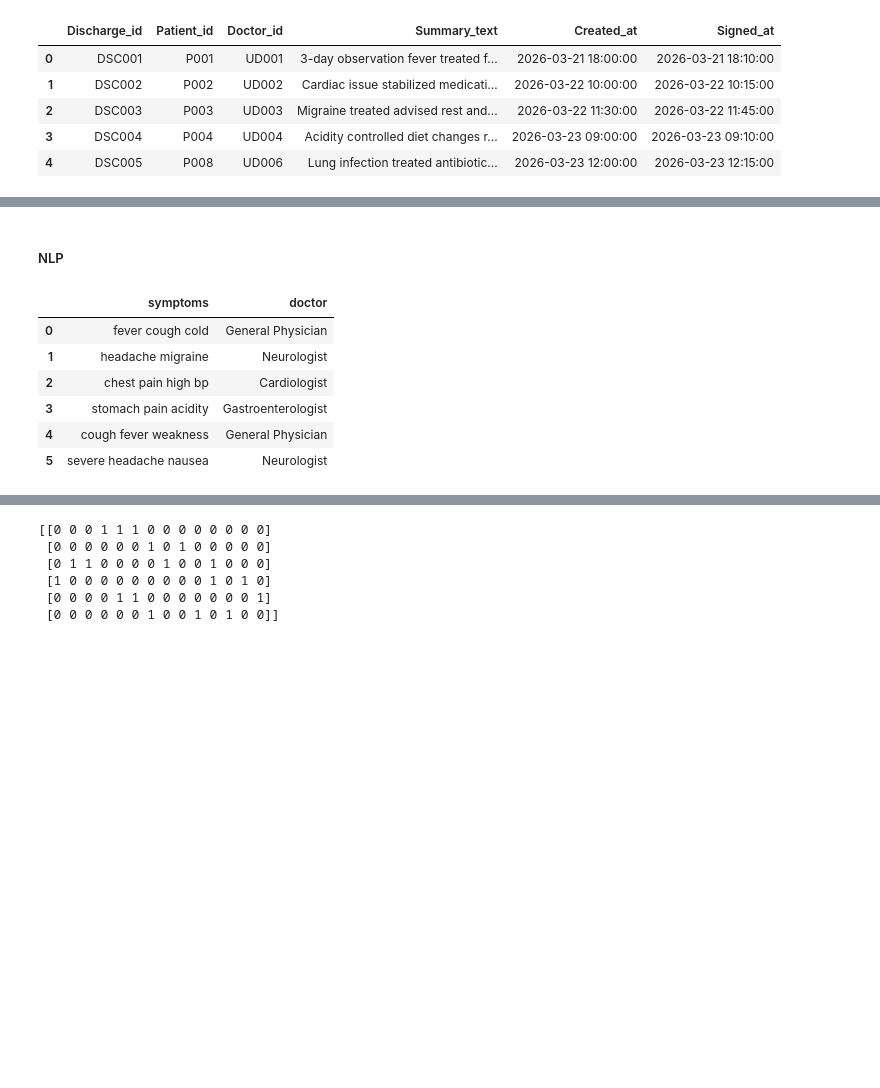
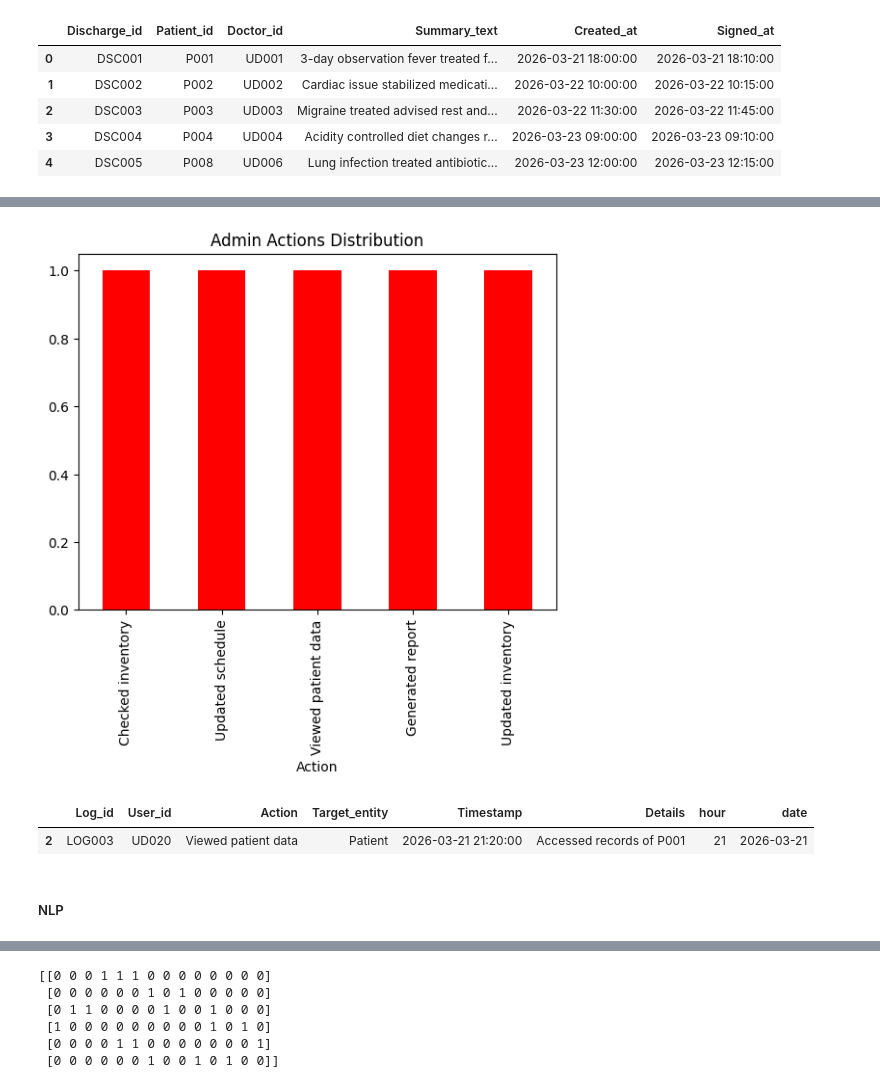
Before and after one commit to Rekha-vivek/Care_Connect_AI, a Jupyter notebook: Care_connect_AI.ipynb, the cells around one changed output, grey strips where cells are left out. Saved outputs shown, nothing was run; the diff lists cells and outputs as text; code cells hidden in the pictures; blank space fills up the shorter version.

```diff
--- a/Care_connect_AI.ipynb
+++ b/Care_connect_AI.ipynb
@@ -960,0 +1079,5 @@ unknown
+# %%
+admin_df['hour'] = admin_df['Timestamp'].dt.hour
+admin_df
+
+#Extracted hour from timestamp to analyze peak system usage times
@@ -960,0 +1091,5 @@ unknown
+# %%
+admin_df['date'] = admin_df['Timestamp'].dt.date
+admin_df
+
+#Extracted date to analyze daily activity trends.
@@ -960,0 +1103,18 @@ unknown
+# %%
+admin_df['Details'] =admin_df['Details'].str.lower().str.strip()
+# %%
+def extract_activity(text):
+    if "stock" in text:
+        return "Inventory Check"
+    elif "availability" in text:
+        return "Schedule Update"
+    elif "records" in text:
+        return "Patient Access"
+    elif "report" in text:
+        return "Report Generation"
+    else:
+        return "Other"
+
+admin_df['activity_type'] = admin_df['Details'].apply(extract_activity)
+
+#Extracted meaningful categories from unstructured log details to better understand system usage patterns.
@@ -961,32 +1146,19 @@ unknown
+# %%
+import matplotlib.pyplot as plt
+
+admin_df['Action'].value_counts().plot(kind='bar',color='red')
+plt.title("Admin Actions Distribution")
+plt.show()
+
+#Visual representation of admin activities helps quickly understand system usage patterns.
+# %% [output]
+[figure, added]
+# %%
+admin_df[admin_df['Action'].str.contains("Viewed patient data")]
+
+#Helps track sensitive operations like patient data access for security and compliance.
+# %% [output]
+|  | Log_id | User_id | Action | Target_entity | Timestamp | Details | hour | date |
+| 2 | LOG003 | UD020 | Viewed patient data | Patient | 2026-03-21 21:20:00 | Accessed records of P001 | 21 | 2026-03-21 |
 # %% [markdown]
 ##### NLP
-# %%
-data = {
-    "symptoms": [
-        "fever cough cold",
-        "headache migraine",
-        "chest pain high bp",
-        "stomach pain acidity",
-        "cough fever weakness",
-        "severe headache nausea"
-    ],
-    "doctor": [
-        "General Physician",
-        "Neurologist",
-        "Cardiologist",
-        "Gastroenterologist",
-        "General Physician",
-        "Neurologist"
-    ]
-}
-
-df = pd.DataFrame(data)
-df
-# %% [output]
-|  | symptoms | doctor |
-| 0 | fever cough cold | General Physician |
-| 1 | headache migraine | Neurologist |
-| 2 | chest pain high bp | Cardiologist |
-| 3 | stomach pain acidity | Gastroenterologist |
-| 4 | cough fever weakness | General Physician |
-| 5 | severe headache nausea | Neurologist |
```
Also changed, not shown: parts of 32 cells of this notebook.
